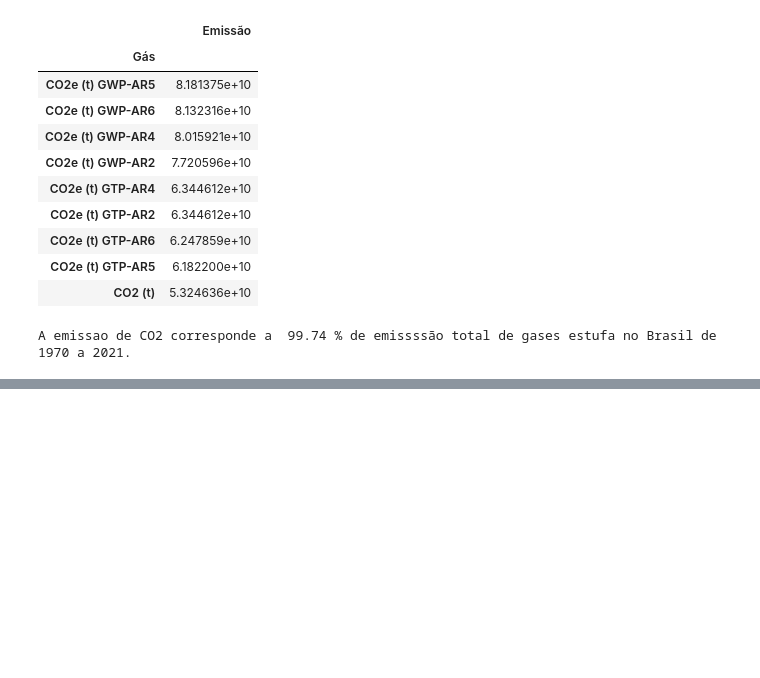
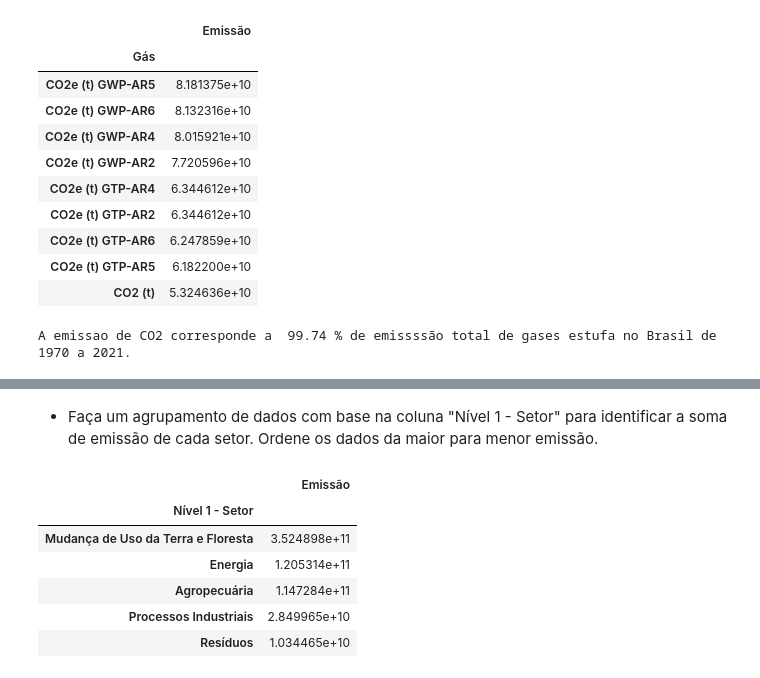
Before and after one commit to JNarimatsu/emissoes_gases_estufa, a Jupyter notebook: emissoes_gases_estufa.ipynb, the cells around one changed output, grey strips where cells are left out. Saved outputs shown, nothing was run; the diff lists cells and outputs as text; code cells hidden in the pictures; blank space fills up the shorter version.

```diff
--- a/emissoes_gases_estufa.ipynb
+++ b/emissoes_gases_estufa.ipynb
@@ -398,0 +437,12 @@ A emissao de CO2 corresponde a  99.74 % de emissssão total de gases estufa no B
+# %% [markdown]
+- Faça um agrupamento de dados com base na coluna "Nível 1 - Setor" para identificar a soma de emissão de cada setor. Ordene os dados da maior para menor emissão.
+# %%
+emissoes_por_ano.groupby('Nível 1 - Setor')[['Emissão']].sum().sort_values('Emissão', ascending = False)
+# %% [output]
+|  | Emissão |
+| Nível 1 - Setor |  |
+| Mudança de Uso da Terra e Floresta | 3.524898e+11 |
+| Energia | 1.205314e+11 |
+| Agropecuária | 1.147284e+11 |
+| Processos Industriais | 2.849965e+10 |
+| Resíduos | 1.034465e+10 |
```
Also changed, not shown: parts of 7 cells of this notebook.
